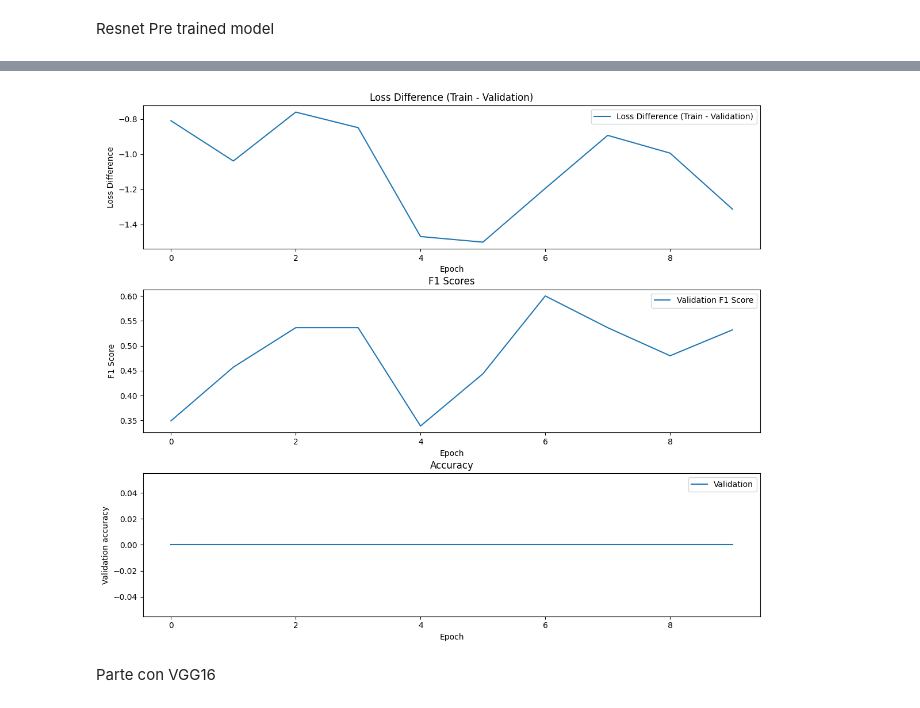
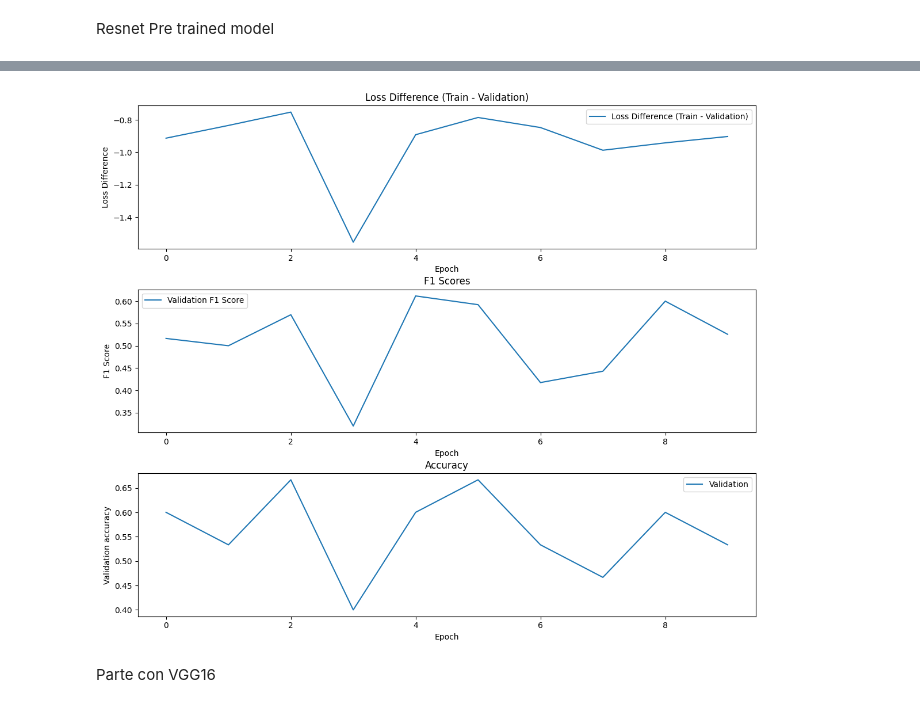
Before and after one commit to fdeloscogna/Python_experiment, a Jupyter notebook: Tesi_Python_section.ipynb, the cells around one changed output, grey strips where cells are left out. Drawn from its saved outputs; the diff is of its cells as text; code cells hidden in the pictures.

```diff
--- a/Tesi_Python_section.ipynb
+++ b/Tesi_Python_section.ipynb
@@ -427,7 +445,7 @@ for epoch in range(num_epochs):
     val_accuracy_pre = accuracy_score(total_labels.cpu(), total_predictions.cpu())
     # Append F1 scores and accuracies to the respective lists
     val_f1_scores_pre.append(val_f1_pre)      # Replace with actual validation F1 score
-    val_accuracies.append(val_accuracy)      # Replace with actual validation accuracy
+    val_accuracies.append(val_accuracy_pre)      # Replace with actual validation accuracy
 
 loss_difference = [train_loss - val_loss for train_loss, val_loss in zip(train_losses, val_losses)]
 
@@ -468,4 +487,4 @@ Epoch 10/10 - ResNet50 Training Loss: 0.7279
-[figure, old version]
+[figure, new version]
 # %% [markdown]
 Parte con VGG16
 # %%
```
Also changed, not shown: parts of 8 cells of this notebook.
